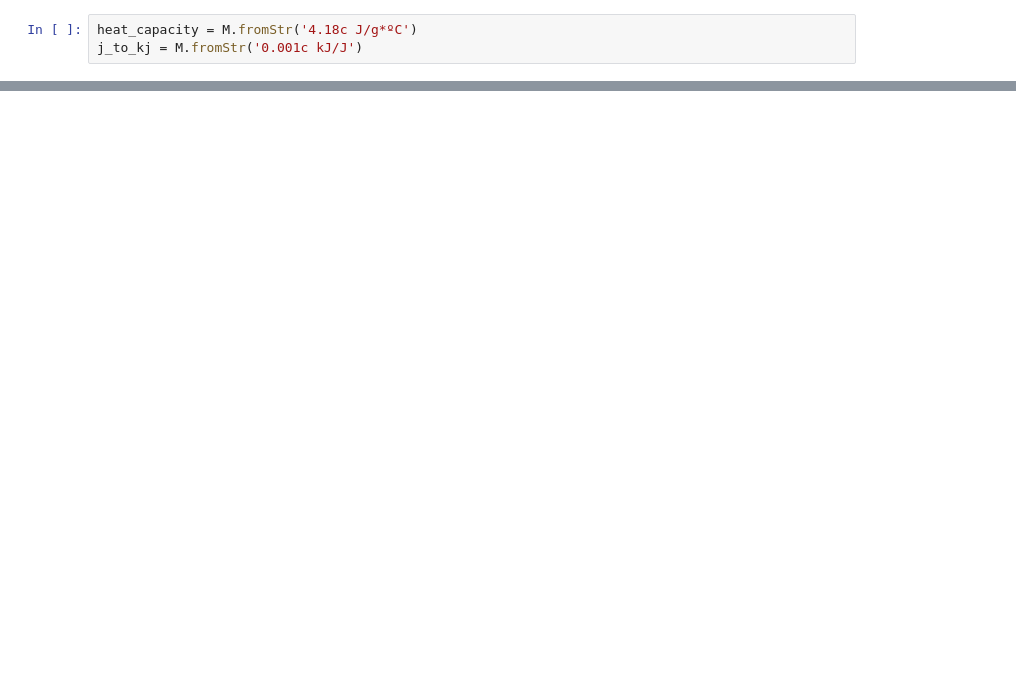
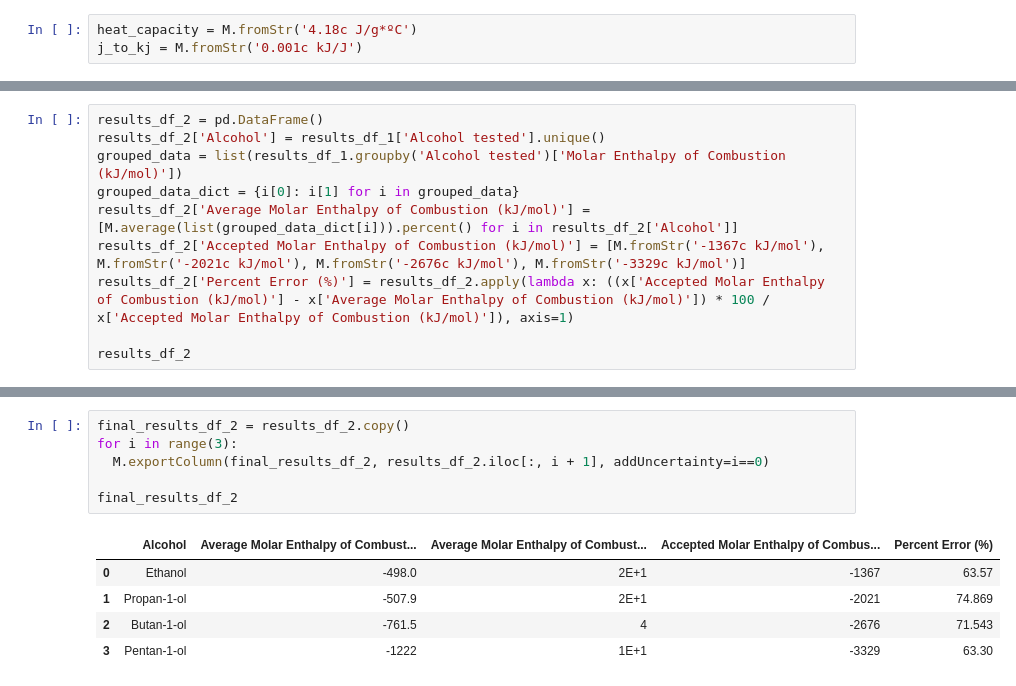
Before and after one commit to Saptak625/pymeasurement, a Jupyter notebook: docs/test.ipynb, the cells around one changed output, grey strips where cells are left out. Saved outputs shown, nothing was run; the diff lists cells and outputs as text; blank space fills up the shorter version.

```diff
--- a/docs/test.ipynb
+++ b/docs/test.ipynb
@@ -85,0 +64,10 @@ AttributeError: type object 'Measurement' has no attribute 'average'
+# %%
+results_df_2 = pd.DataFrame()
+results_df_2['Alcohol'] = results_df_1['Alcohol tested'].unique()
+grouped_data = list(results_df_1.groupby('Alcohol tested')['Molar Enthalpy of Combustion (kJ/mol)'])
+grouped_data_dict = {i[0]: i[1] for i in grouped_data}
+results_df_2['Average Molar Enthalpy of Combustion (kJ/mol)'] = [M.average(list(grouped_data_dict[i])).percent() for i in results_df_2['Alcohol']]
+results_df_2['Accepted Molar Enthalpy of Combustion (kJ/mol)'] = [M.fromStr('-1367c kJ/mol'), M.fromStr('-2021c kJ/mol'), M.fromStr('-2676c kJ/mol'), M.fromStr('-3329c kJ/mol')]
+results_df_2['Percent Error (%)'] = results_df_2.apply(lambda x: ((x['Accepted Molar Enthalpy of Combustion (kJ/mol)'] - x['Average Molar Enthalpy of Combustion (kJ/mol)']) * 100 / x['Accepted Molar Enthalpy of Combustion (kJ/mol)']), axis=1)
+
+results_df_2
@@ -85,0 +104,12 @@ AttributeError: type object 'Measurement' has no attribute 'average'
+# %%
+final_results_df_2 = results_df_2.copy()
+for i in range(3):
+  M.exportColumn(final_results_df_2, results_df_2.iloc[:, i + 1], addUncertainty=i==0)
+
+final_results_df_2
+# %% [output]
+|  | Alcohol | Average Molar Enthalpy of Combust... | Average Molar Enthalpy of Combust... | Accepted Molar Enthalpy of Combus... | Percent Error (%) |
+| 0 | Ethanol | -498.0 | 2E+1 | -1367 | 63.57 |
+| 1 | Propan-1-ol | -507.9 | 2E+1 | -2021 | 74.869 |
+| 2 | Butan-1-ol | -761.5 | 4 | -2676 | 71.543 |
+| 3 | Pentan-1-ol | -1222 | 1E+1 | -3329 | 63.30 |
```
Also changed, not shown: parts of 10 cells of this notebook, 11 other files.
